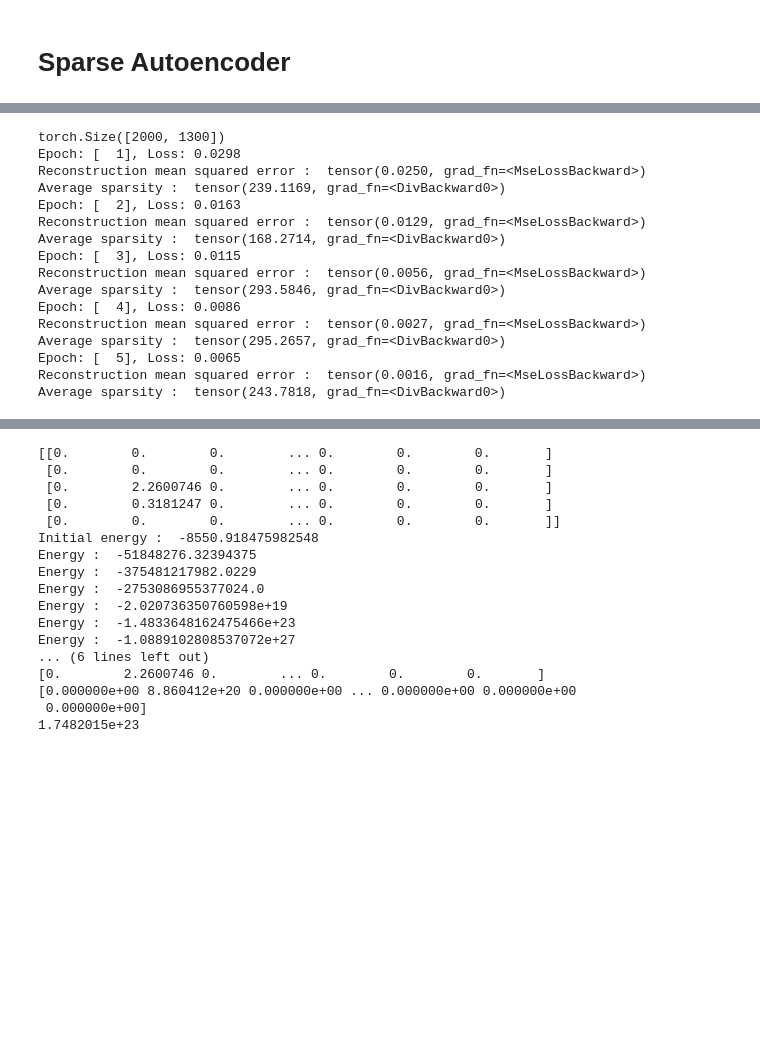
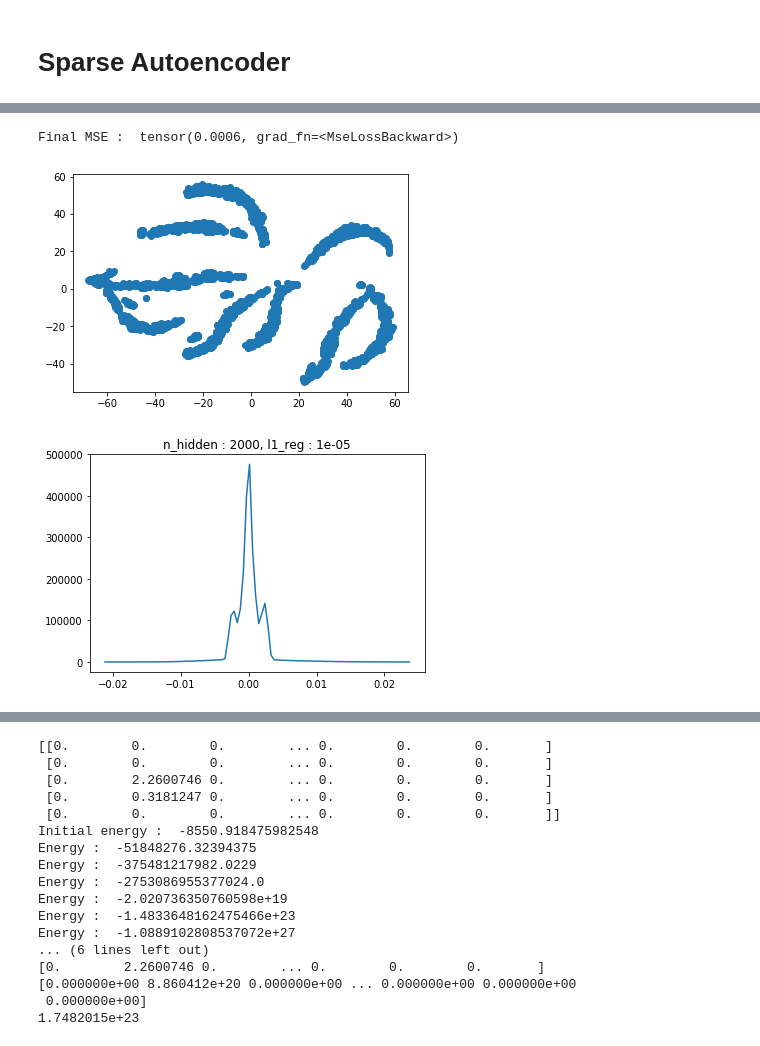
Before and after one commit to AntoineSueur/Brain-ML, a Jupyter notebook: Feature_Extraction.ipynb, the cells around one changed output, grey strips where cells are left out. Drawn from its saved outputs; the diff is of its cells as text; code cells hidden in the pictures; blank space fills up the shorter version.

```diff
--- a/Feature_Extraction.ipynb
+++ b/Feature_Extraction.ipynb
@@ -262,7 +272,7 @@ class SparseAutoencoder(nn.Module):
 # BATCH_SIZE = 5 a intégrer
 N_INP = 1000 + 300 # Image representation + Word2Vec
 N_HIDDEN = 2000
-N_EPOCHS = 5
+N_EPOCHS = 30
 LEARNING_RATE = 1e-3
 
 use_kl = False
@@ -275,7 +285,7 @@ if use_kl :
     rho = torch.FloatTensor([RHO for _ in range(N_HIDDEN)]).unsqueeze(0)
 
 # If using L1 regularization
-LAMBDA = 1e-8 # L1 penalty term
+LAMBDA = 1e-5 # L1 penalty term
 # %%
 auto_encoder = SparseAutoencoder(N_INP, N_HIDDEN)
 optimizer = optim.Adam(auto_encoder.parameters(), lr=LEARNING_RATE)
@@ -300,56 +340,58 @@ def l1_penalty(var):
 # %%
-dataset = torch.cat((images_train, captions_train), 1)
-
-print(dataset.shape)
-
 def normalize(dataset):
     '''Normalization between 0 and 1'''
     for i, row in enumerate(dataset):
         min = torch.min(row)
         max = torch.max(row)
 
         dataset[i] = (row - min)/(max - min)
     return dataset
 
-dataset = normalize(dataset)
+def train(n_hidden=N_HIDDEN, l1=LAMBDA, images_train=images_train, captions_train=captions_train):
+
+    auto_encoder = SparseAutoencoder(N_INP, n_hidden)
+    optimizer = optim.Adam(auto_encoder.parameters(), lr=LEARNING_RATE)
+
+    dataset = torch.cat((images_train, captions_train), 1)
 
 
-for epoch in range(N_EPOCHS):
+    for epoch in range(N_EPOCHS):
 
-    encoded, decoded = auto_encoder(dataset)
+        encoded, decoded = auto_encoder(dataset)
 
-    mse_loss = F.mse_loss(decoded, dataset)
+        mse_loss = F.mse_loss(decoded, dataset)
 
-    rho_hat = torch.sum(encoded, dim=0, keepdim=True)
+        rho_hat = torch.sum(encoded, dim=0, keepdim=True)
 
-    if use_kl:
-        sparsity_penalty = BETA * kl_divergence(rho, rho_hat)
-        loss = mse_loss + sparsity_penalty
-    else:
-        l1_reg = LAMBDA * l1_penalty(encoded)
-        loss = mse_loss + l1_reg
+        if use_kl:
+            sparsity_penalty = BETA * kl_divergence(rho, rho_hat)
+            loss = mse_loss + sparsity_penalty
+        else:
+            l1_reg = l1 * l1_penalty(auto_encoder.encoder.weight)
+            loss = mse_loss + l1_reg
 
-    optimizer.zero_grad() # Clears the gradient
-    loss.backward() # Computes gradient
-    optimizer.step() # Update rule
+        optimizer.zero_grad() # Clears the gradient
+        loss.backward() # Computes gradient
+        optimizer.step() # Update rule
+        #if epoch%10 == 0:
+            #print("Epoch: [%3d], Loss: %.4f" %(epoch + 1, loss.data))
+            #print("Reconstruction mean squared error : ", mse_loss)
+            #print("Average sparsity : ",  rho_hat.sum()/N_HIDDEN)
 
-    print("Epoch: [%3d], Loss: %.4f" %(epoch + 1, loss.data))
-    print("Reconstruction mean squared error : ", mse_loss)
-    print("Average sparsity : ",  rho_hat.sum()/N_HIDDEN)
+        if epoch==N_EPOCHS-1:
+            print("Final MSE : ", mse_loss)
+            x_embedded = TSNE(n_components=2).fit_transform(encoded.detach().numpy())
+            plt.scatter(x_embedded[:, 0], x_embedded[:, 1])
+            plt.show()
+
+    hist = torch.histc(auto_encoder.encoder.weight)
+    inf = torch.min(auto_encoder.encoder.weight.detach())
+    sup = torch.max(auto_encoder.encoder.weight.detach())
+    plt.plot(list(np.linspace(inf, sup, 100)), hist.detach().numpy())
+    plt.title("n_hidden : {0}, l1_reg : {1}".format(n_hidden, l1))
+    plt.show()
+train()
 # %% [output]
-torch.Size([2000, 1300])
-Epoch: [  1], Loss: 0.0298
-Reconstruction mean squared error :  tensor(0.0250, grad_fn=<MseLossBackward>)
-Average sparsity :  tensor(239.1169, grad_fn=<DivBackward0>)
-Epoch: [  2], Loss: 0.0163
-Reconstruction mean squared error :  tensor(0.0129, grad_fn=<MseLossBackward>)
-Average sparsity :  tensor(168.2714, grad_fn=<DivBackward0>)
-Epoch: [  3], Loss: 0.0115
-Reconstruction mean squared error :  tensor(0.0056, grad_fn=<MseLossBackward>)
-Average sparsity :  tensor(293.5846, grad_fn=<DivBackward0>)
-Epoch: [  4], Loss: 0.0086
-Reconstruction mean squared error :  tensor(0.0027, grad_fn=<MseLossBackward>)
-Average sparsity :  tensor(295.2657, grad_fn=<DivBackward0>)
-Epoch: [  5], Loss: 0.0065
-Reconstruction mean squared error :  tensor(0.0016, grad_fn=<MseLossBackward>)
-Average sparsity :  tensor(243.7818, grad_fn=<DivBackward0>)
+Final MSE :  tensor(0.0006, grad_fn=<MseLossBackward>)
+[figure, added]
+[figure, added]
```
Also changed, not shown: parts of 13 cells of this notebook.
